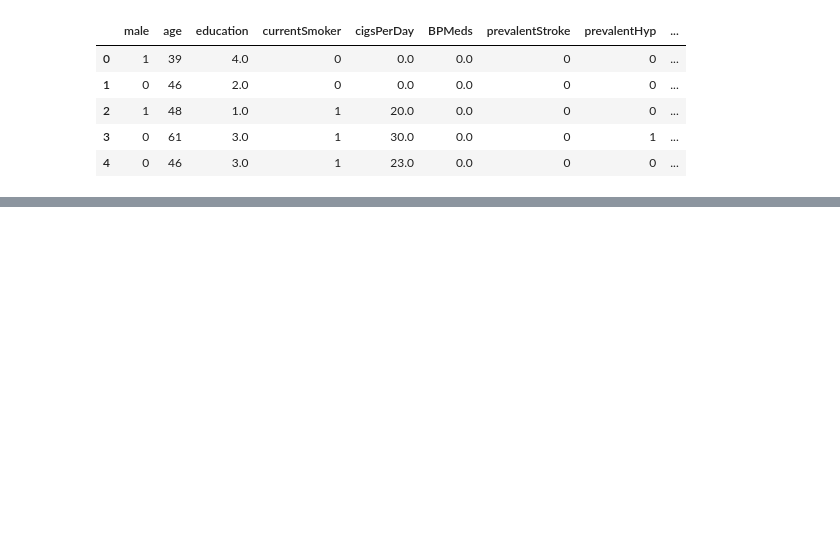
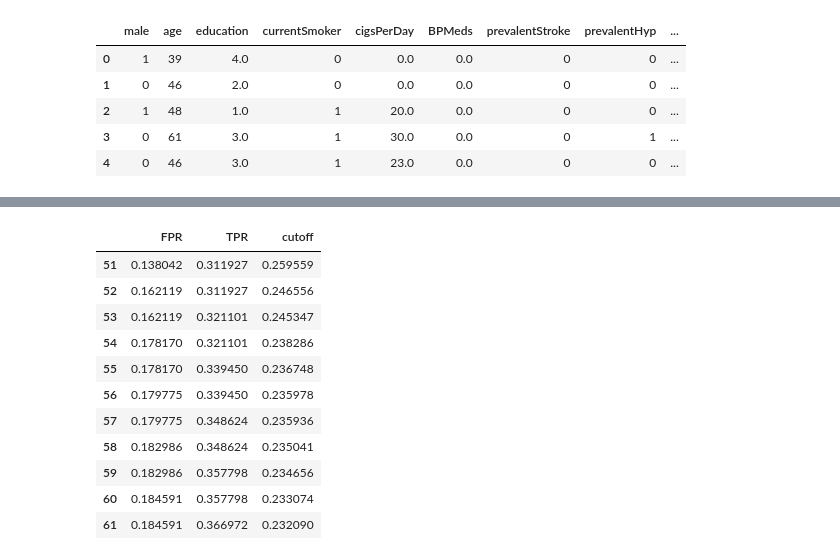
Before and after one commit to oscarm524/data_445_dummy, a Jupyter notebook: Classification/test.ipynb, the cells around one changed output, grey strips where cells are left out. Saved outputs shown, nothing was run; the diff lists cells and outputs as text; code cells hidden in the pictures; blank space fills up the shorter version.

```diff
--- a/Classification/test.ipynb
+++ b/Classification/test.ipynb
@@ -63,0 +66,3 @@ array([0.07856579, 0.07629017, 0.06285889, 0.09288359, 0.13989003,
+# %%
+a = pd.DataFrame({'FPR': False_Positive_Rate, 'TPR': True_Positive_Rate, 'cutoff': cutoffs})
+a.head()
@@ -63,0 +88,15 @@ array([0.07856579, 0.07629017, 0.06285889, 0.09288359, 0.13989003,
+# %%
+a[(a['cutoff'] >= 0.23) & (a['cutoff'] <= 0.26)]
+# %% [output]
+|  | FPR | TPR | cutoff |
+| 51 | 0.138042 | 0.311927 | 0.259559 |
+| 52 | 0.162119 | 0.311927 | 0.246556 |
+| 53 | 0.162119 | 0.321101 | 0.245347 |
+| 54 | 0.178170 | 0.321101 | 0.238286 |
+| 55 | 0.178170 | 0.339450 | 0.236748 |
+| 56 | 0.179775 | 0.339450 | 0.235978 |
+| 57 | 0.179775 | 0.348624 | 0.235936 |
+| 58 | 0.182986 | 0.348624 | 0.235041 |
+| 59 | 0.182986 | 0.357798 | 0.234656 |
+| 60 | 0.184591 | 0.357798 | 0.233074 |
+| 61 | 0.184591 | 0.366972 | 0.232090 |
```
Also changed, not shown: parts of 11 cells of this notebook.
